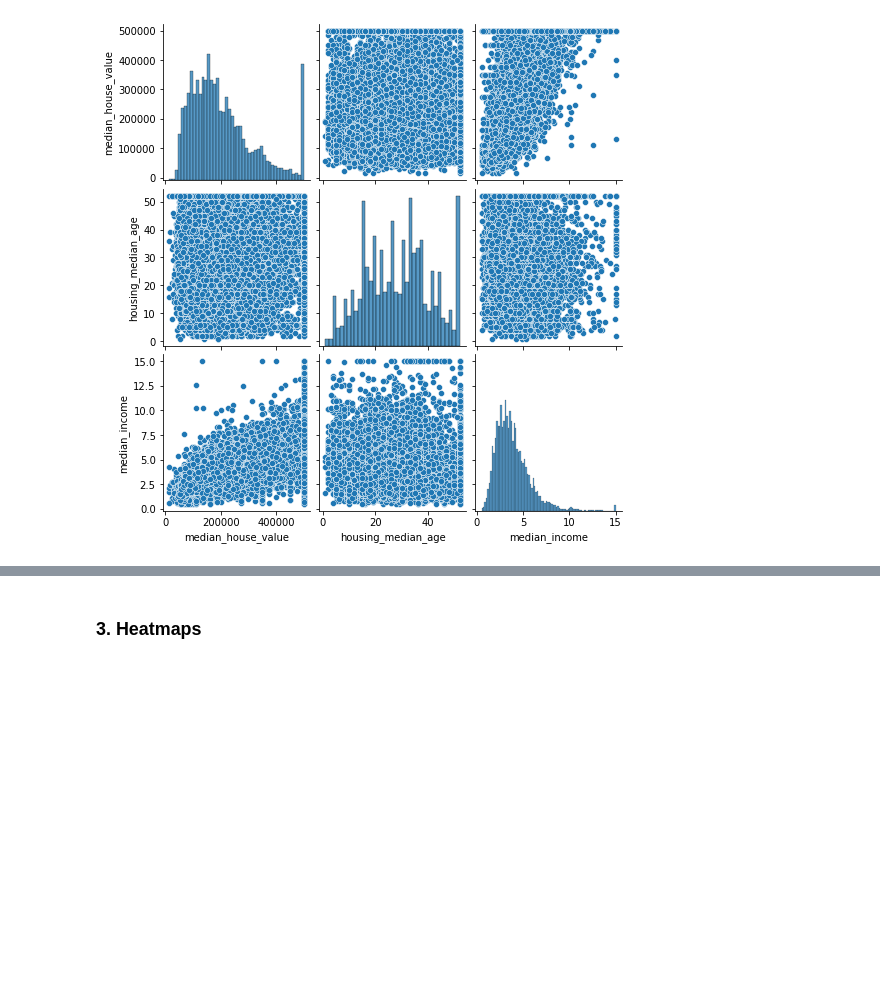
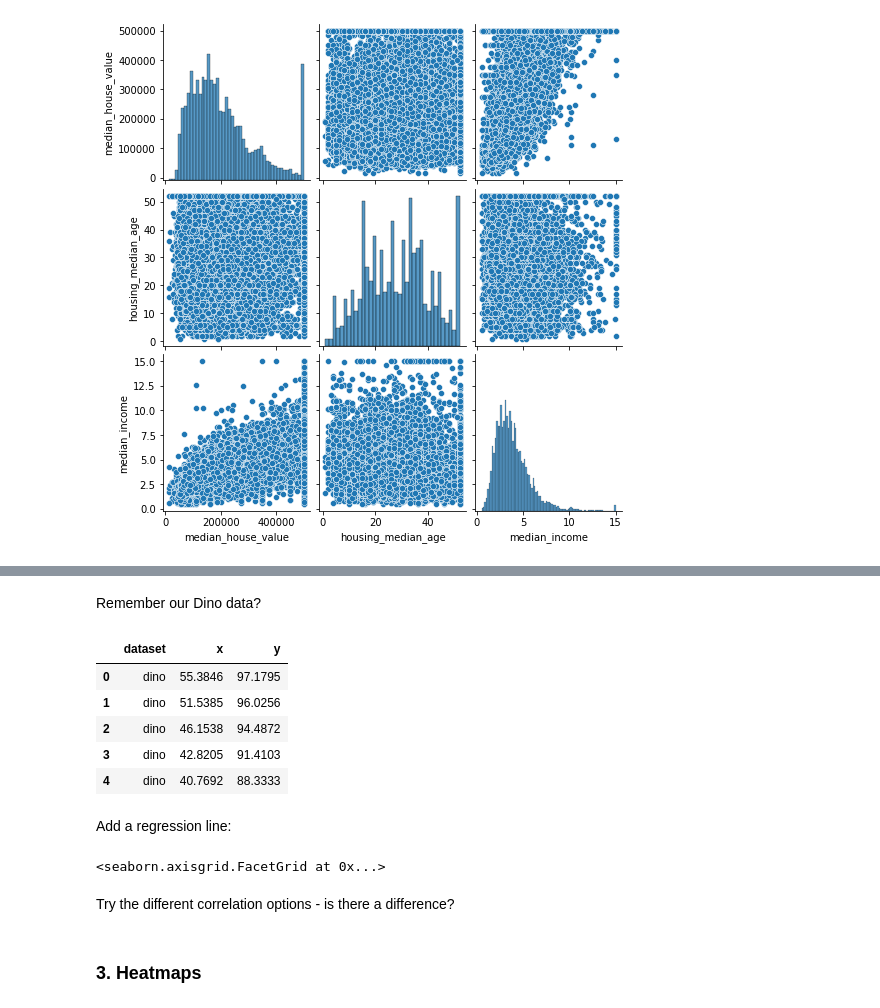
Before and after one commit to nlihin/data-analytics, a Jupyter notebook: unit5.ipynb, the cells around one changed output, grey strips where cells are left out. Saved outputs shown, nothing was run; the diff lists cells and outputs as text; code cells hidden in the pictures; blank space fills up the shorter version.

```diff
--- a/unit5.ipynb
+++ b/unit5.ipynb
@@ -148,3 +148,27 @@ sns.pairplot(house_df[features], height = 2.5)
 [figure]
 # %% [markdown]
 <a id='section3'></a>
+# %% [markdown]
+Remember our Dino data?
+# %%
+url = 'https://raw.githubusercontent.com/nlihin/data-analytics/main/datasets/DatasaurusDozen.tsv'
+# %%
+dino = pd.read_csv(url, sep='\t')
+# %%
+dino.head()
+# %% [output]
+|  | dataset | x | y |
+| 0 | dino | 55.3846 | 97.1795 |
+| 1 | dino | 51.5385 | 96.0256 |
+| 2 | dino | 46.1538 | 94.4872 |
+| 3 | dino | 42.8205 | 91.4103 |
+| 4 | dino | 40.7692 | 88.3333 |
+# %% [markdown]
+Add a regression line:
+# %%
+grid_scatterplots = sns.FacetGrid(dino, col="dataset", hue="dataset", col_wrap=4)
+grid_scatterplots.map_dataframe(sns.regplot, x="x", y="y")
+# %% [output]
+<seaborn.axisgrid.FacetGrid at 0x...>
+# %% [markdown]
+Try the different correlation options - is there a difference?
```
Also changed, not shown: parts of 23 cells of this notebook.
